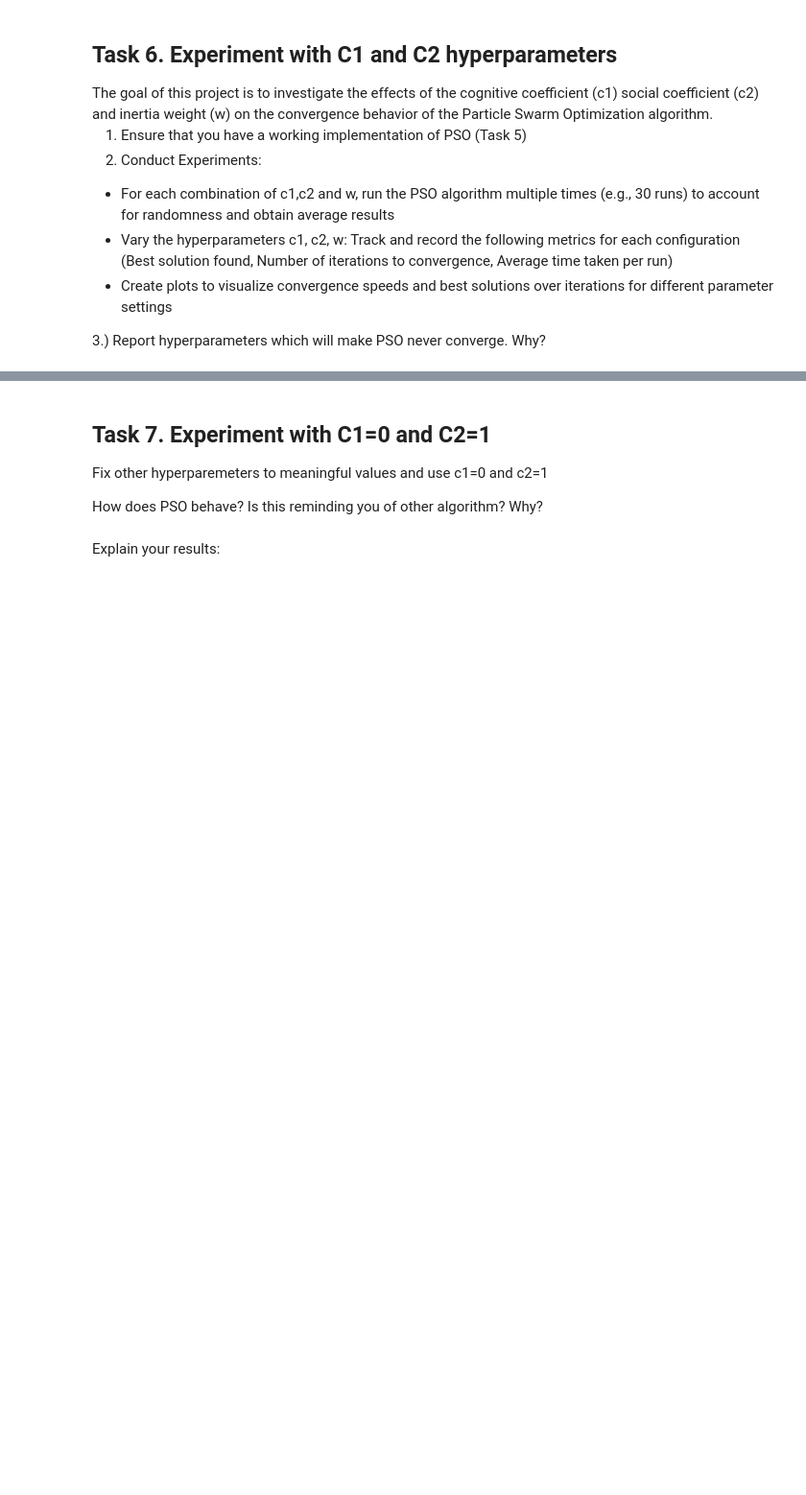
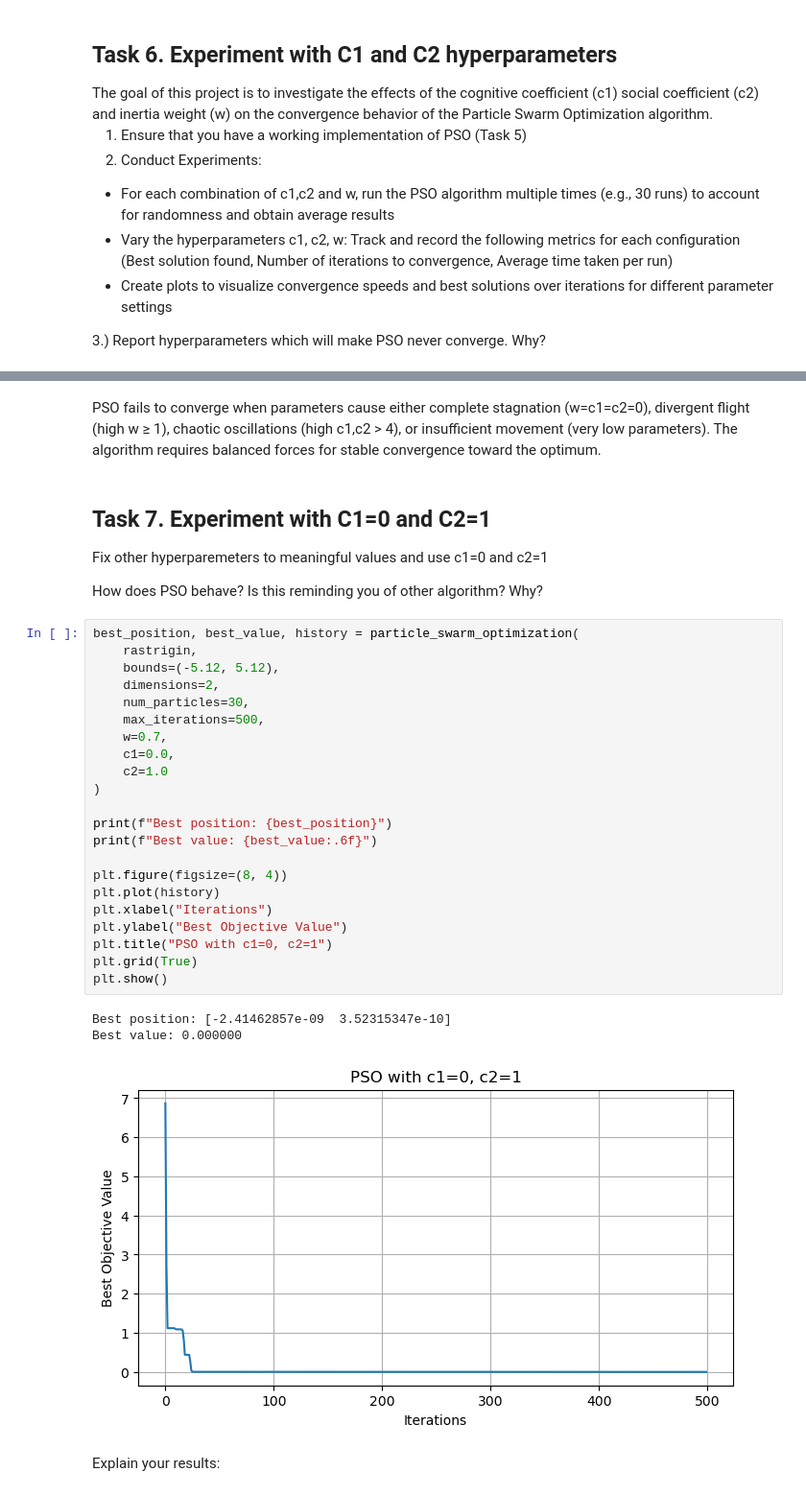
Before and after one commit to marioban/Optimization-algorithms-based-on-evolutionary-computation, a Jupyter notebook: ProjectGuide.ipynb, the cells around one changed output, grey strips where cells are left out. Shown at 96% size. Cells and saved outputs as stored; diff of their text form; blank space fills up the shorter version.

```diff
--- a/ProjectGuide.ipynb
+++ b/ProjectGuide.ipynb
@@ -352,6 +1029,34 @@ The goal of this project is to investigate the effects of the cognitive coeffici
+# %% [markdown]
+PSO fails to converge when parameters cause either complete stagnation (w=c1=c2=0), divergent flight (high w ≥ 1), chaotic oscillations (high c1,c2 > 4), or insufficient movement (very low parameters). The algorithm requires balanced forces for stable convergence toward the optimum.
 # %% [markdown]
 <h2> Task 7. Experiment with C1=0 and C2=1 </h2>
 <p> Fix other hyperparemeters to meaningful values and use c1=0 and c2=1 </p>
 <p> How does PSO behave? Is this reminding you of other algorithm? Why? </p>
+# %%
+best_position, best_value, history = particle_swarm_optimization(
+    rastrigin,
+    bounds=(-5.12, 5.12),
+    dimensions=2,
+    num_particles=30,
+    max_iterations=500,
+    w=0.7,
+    c1=0.0,
+    c2=1.0
+)
+
+print(f"Best position: {best_position}")
+print(f"Best value: {best_value:.6f}")
+
+plt.figure(figsize=(8, 4))
+plt.plot(history)
+plt.xlabel("Iterations")
+plt.ylabel("Best Objective Value")
+plt.title("PSO with c1=0, c2=1")
+plt.grid(True)
+plt.show()
+# %% [output]
+Best position: [-2.41462857e-09  3.52315347e-10]
+Best value: 0.000000
+[figure, added]
 # %% [markdown]
 Explain your results:
```
Also changed, not shown: parts of 36 cells of this notebook, 1 other file.
